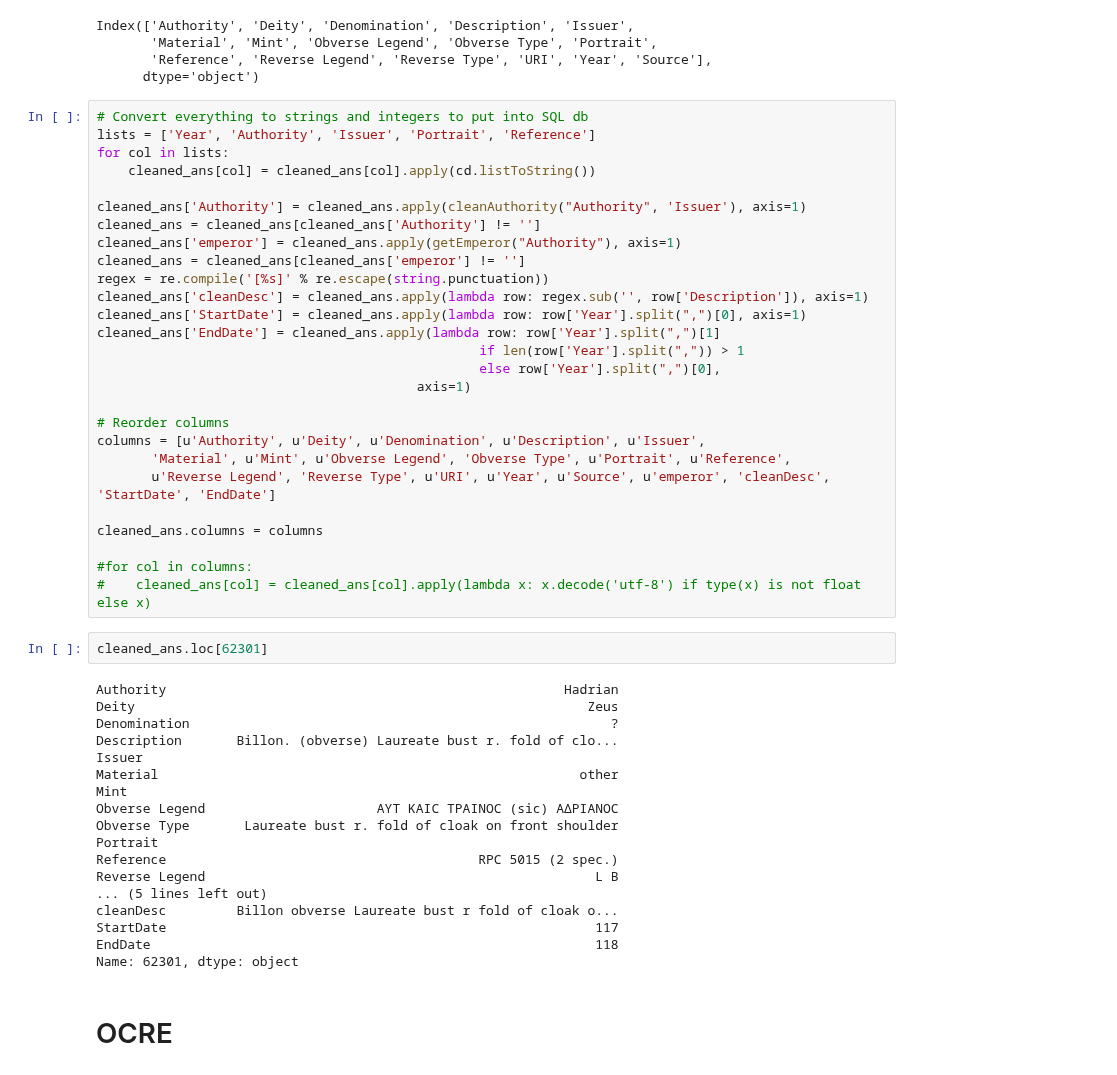
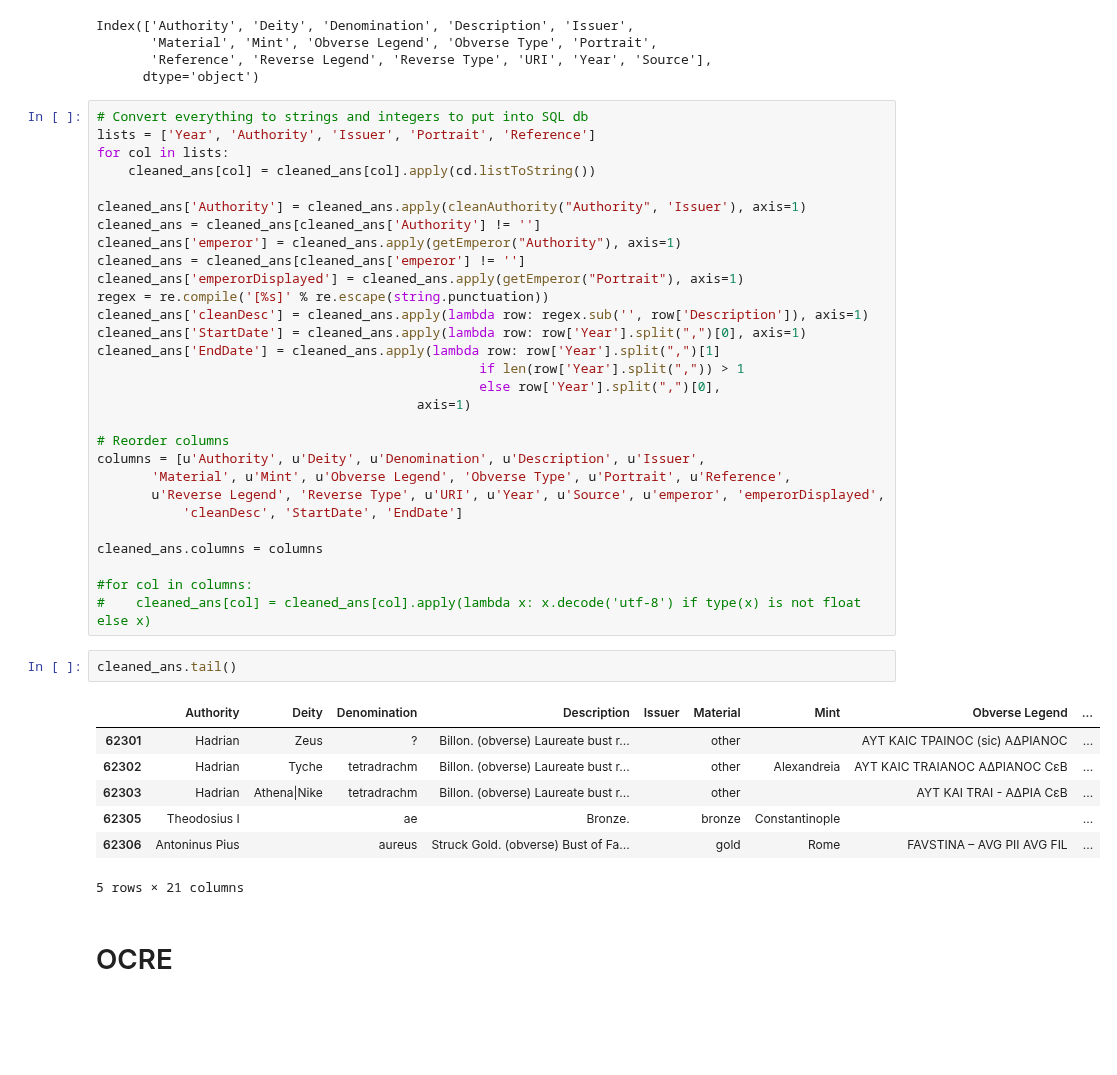
Before and after one commit to williamma12/roman_coinage, a Jupyter notebook: Code/Create Database.ipynb, the cells around one changed output. Saved outputs shown, nothing was run; the diff lists cells and outputs as text; blank space fills up the shorter version.

```diff
--- a/Code/Create Database.ipynb
+++ b/Code/Create Database.ipynb
@@ -334,6 +336,7 @@ cleaned_ans['Authority'] = cleaned_ans.apply(cleanAuthority("Authority", 'Issuer
 cleaned_ans = cleaned_ans[cleaned_ans['Authority'] != '']
 cleaned_ans['emperor'] = cleaned_ans.apply(getEmperor("Authority"), axis=1)
 cleaned_ans = cleaned_ans[cleaned_ans['emperor'] != '']
+cleaned_ans['emperorDisplayed'] = cleaned_ans.apply(getEmperor("Portrait"), axis=1)
 regex = re.compile('[%s]' % re.escape(string.punctuation))
 cleaned_ans['cleanDesc'] = cleaned_ans.apply(lambda row: regex.sub('', row['Description']), axis=1)
 cleaned_ans['StartDate'] = cleaned_ans.apply(lambda row: row['Year'].split(",")[0], axis=1)
@@ -345,32 +348,23 @@ cleaned_ans['EndDate'] = cleaned_ans.apply(lambda row: row['Year'].split(",")[1]
 # Reorder columns
 columns = [u'Authority', u'Deity', u'Denomination', u'Description', u'Issuer',
        'Material', u'Mint', u'Obverse Legend', 'Obverse Type', u'Portrait', u'Reference',
-       u'Reverse Legend', 'Reverse Type', u'URI', u'Year', u'Source', u'emperor', 'cleanDesc', 'StartDate', 'EndDate']
+       u'Reverse Legend', 'Reverse Type', u'URI', u'Year', u'Source', u'emperor', 'emperorDisplayed',
+           'cleanDesc', 'StartDate', 'EndDate']
 
 cleaned_ans.columns = columns
 
 #for col in columns:
 #    cleaned_ans[col] = cleaned_ans[col].apply(lambda x: x.decode('utf-8') if type(x) is not float else x)
-# %%
-cleaned_ans.loc[62301]
-# %% [output]
-Authority                                                   Hadrian
-Deity                                                          Zeus
-Denomination                                                      ?
-Description       Billon. (obverse) Laureate bust r. fold of clo...
-Issuer
-Material                                                      other
-Mint
-Obverse Legend                      AYT KAIC TPAINOC (sic) ΑΔΡΙΑΝΟC
-Obverse Type       Laureate bust r. fold of cloak on front shoulder
-Portrait
-Reference                                        RPC 5015 (2 spec.)
-Reverse Legend                                                  L B
-... (5 lines left out)
-cleanDesc         Billon obverse Laureate bust r fold of cloak o...
-StartDate                                                       117
-EndDate                                                         118
-Name: 62301, dtype: object
+# %%
+cleaned_ans.tail()
+# %% [output]
+|  | Authority | Deity | Denomination | Description | Issuer | Material | Mint | Obverse Legend | ... |
+| 62301 | Hadrian | Zeus | ? | Billon. (obverse) Laureate bust r... |  | other |  | AYT KAIC TPAINOC (sic) ΑΔΡΙΑΝΟC | ... |
+| 62302 | Hadrian | Tyche | tetradrachm | Billon. (obverse) Laureate bust r... |  | other | Alexandreia | AYT KAIC TRAIANOC ΑΔΡΙΑΝΟC CεΒ | ... |
+| 62303 | Hadrian | Athena|Nike | tetradrachm | Billon. (obverse) Laureate bust r... |  | other |  | AYT KAI TRAI - AΔΡΙΑ CεΒ | ... |
+| 62305 | Theodosius I |  | ae | Bronze. |  | bronze | Constantinople |  | ... |
+| 62306 | Antoninus Pius |  | aureus | Struck Gold. (obverse) Bust of Fa... |  | gold | Rome | FAVSTINA – AVG PII AVG FIL | ... |
+5 rows × 21 columns
 # %% [markdown]
 # OCRE
 # %%
```
Also changed, not shown: parts of 15 cells of this notebook.
